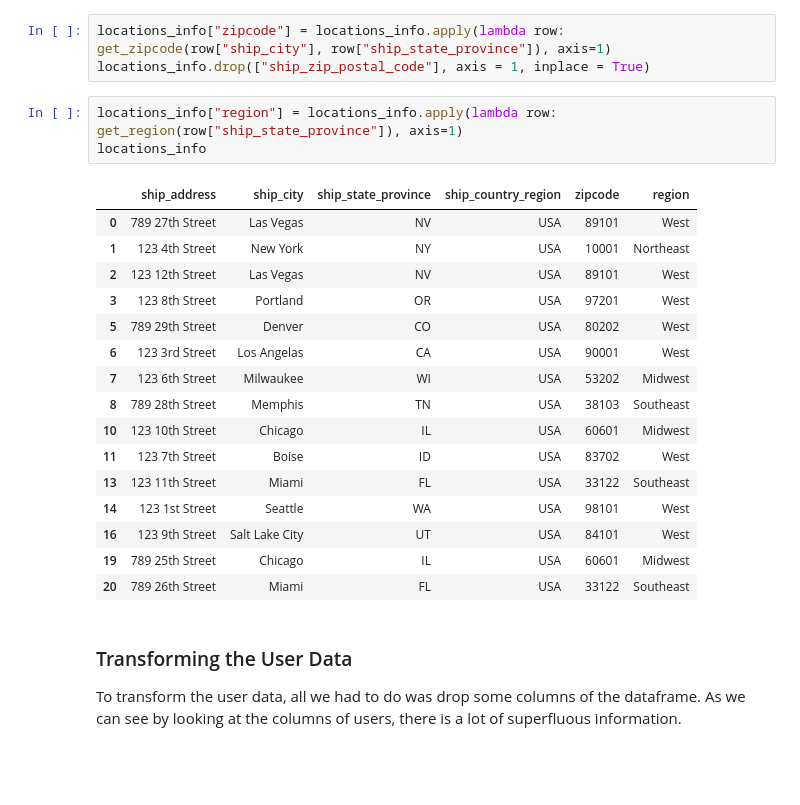
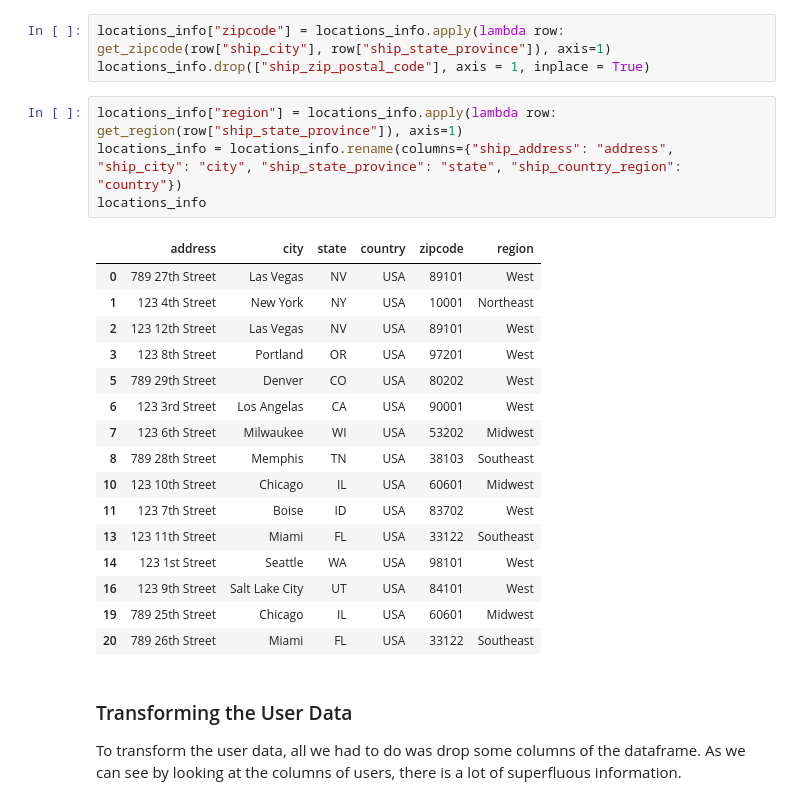
Before and after one commit to MKhour/DSProject1, a Jupyter notebook: DSProject1.ipynb, the cells around one changed output. Saved outputs shown, nothing was run; the diff lists cells and outputs as text; blank space fills up the shorter version.

```diff
--- a/DSProject1.ipynb
+++ b/DSProject1.ipynb
@@ -239,9 +243,10 @@ locations_info["zipcode"] = locations_info.apply(lambda row: get_zipcode(row["sh
 locations_info.drop(["ship_zip_postal_code"], axis = 1, inplace = True)
 # %%
 locations_info["region"] = locations_info.apply(lambda row: get_region(row["ship_state_province"]), axis=1)
+locations_info = locations_info.rename(columns={"ship_address": "address", "ship_city": "city", "ship_state_province": "state", "ship_country_region": "country"})
 locations_info
 # %% [output]
-|  | ship_address | ship_city | ship_state_province | ship_country_region | zipcode | region |
+|  | address | city | state | country | zipcode | region |
 | 0 | 789 27th Street | Las Vegas | NV | USA | 89101 | West |
 | 1 | 123 4th Street | New York | NY | USA | 10001 | Northeast |
 | 2 | 123 12th Street | Las Vegas | NV | USA | 89101 | West |
```
Also changed, not shown: parts of 33 cells of this notebook.
